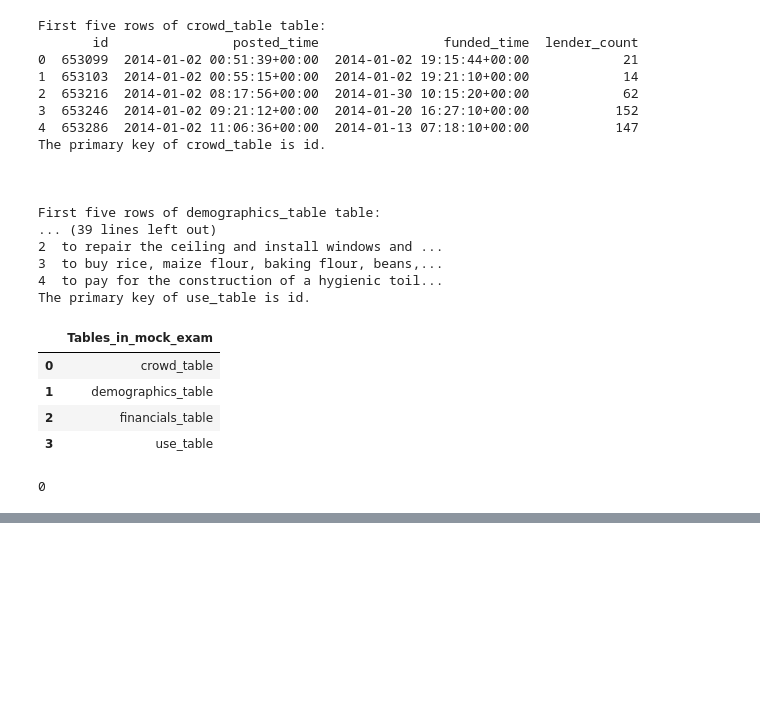
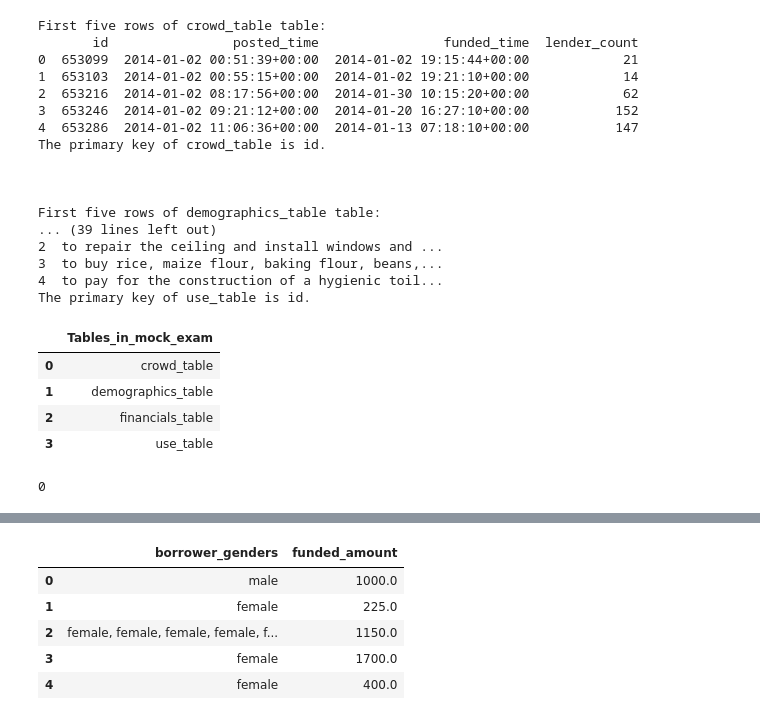
Before and after one commit to kellianneyang/data-enrichment-practice, a Jupyter notebook: mock_belt_exam.ipynb, the cells around one changed output, grey strips where cells are left out. Cells and saved outputs as stored; diff of their text form; code cells hidden in the pictures; blank space fills up the shorter version.

```diff
--- a/mock_belt_exam.ipynb
+++ b/mock_belt_exam.ipynb
@@ -427,0 +516,13 @@ os.system(command)
+# %%
+# drop unecessary columns
+merged.drop(columns = ['id', 'country', 'region',
+                      'term_in_months', 'currency'],
+            inplace = True)
+merged.head()
+# %% [output]
+|  | borrower_genders | funded_amount |
+| 0 | male | 1000.0 |
+| 1 | female | 225.0 |
+| 2 | female, female, female, female, f... | 1150.0 |
+| 3 | female | 1700.0 |
+| 4 | female | 400.0 |
```
Also changed, not shown: parts of 44 cells of this notebook, 1 other file.
